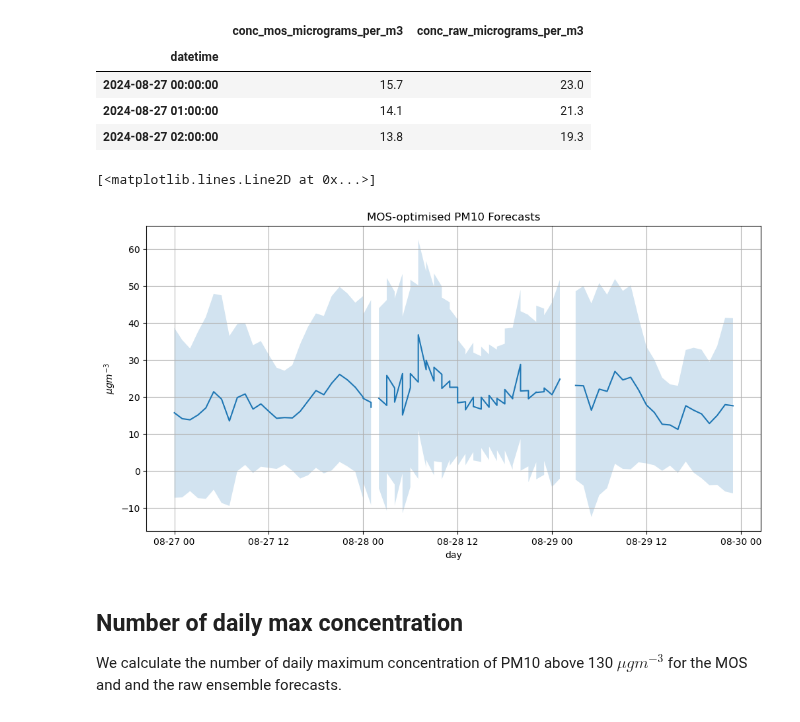
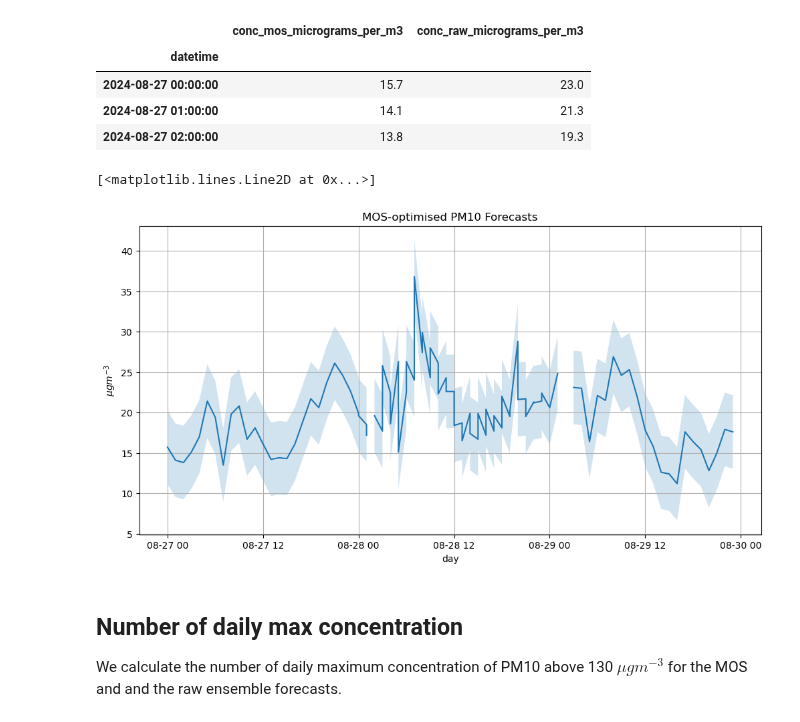
Before and after one commit to mea06em/cams-act6, a Jupyter notebook: 05-cams-mos/cams-mos.ipynb, the cells around one changed output. Drawn from its saved outputs; the diff is of its cells as text; code cells hidden in the pictures.

```diff
--- a/05-cams-mos/cams-mos.ipynb
+++ b/05-cams-mos/cams-mos.ipynb
@@ -398,20 +398,20 @@ station_pm10_time_index.head(3)
 # %%
 fig = plt.figure(figsize=(12, 6))
 ax = fig.add_subplot()
 ax.grid(True, which='both')
 ax.set_title("MOS-optimised PM10 Forecasts")
 ax.set_xlabel("day")
 ax.set_ylabel("$\mu gm^{-3}$");
 #ax.set_xticks(week_index)
 #ax.set_xticklabels(week_index, rotation=70)
 #ax.xaxis.set_major_formatter(mdates.DateFormatter('%Y-%m-%d'))
 pm_10_mos = station_pm10_time_index['conc_mos_micrograms_per_m3']
 pm10_raw = station_pm10_time_index['conc_raw_micrograms_per_m3']
-plt_giss_error = ax.fill_between(pm_10_mos.index, pm_10_mos - pm10_raw, pm_10_mos + pm10_raw, alpha=0.2)
+plt_giss_error = ax.fill_between(pm_10_mos.index, pm_10_mos - rmse, pm_10_mos + rmse, alpha=0.2)
 plt.plot(pm_10_mos)
 # %% [output]
 [<matplotlib.lines.Line2D at 0x...>]
-[figure, old version]
+[figure, new version]
 # %% [markdown]
 ## Number of daily max concentration
 We calculate the number of daily maximum concentration of PM10 above 130 $\mu gm^{-3}$ for the MOS and and the raw ensemble forecasts.
```
